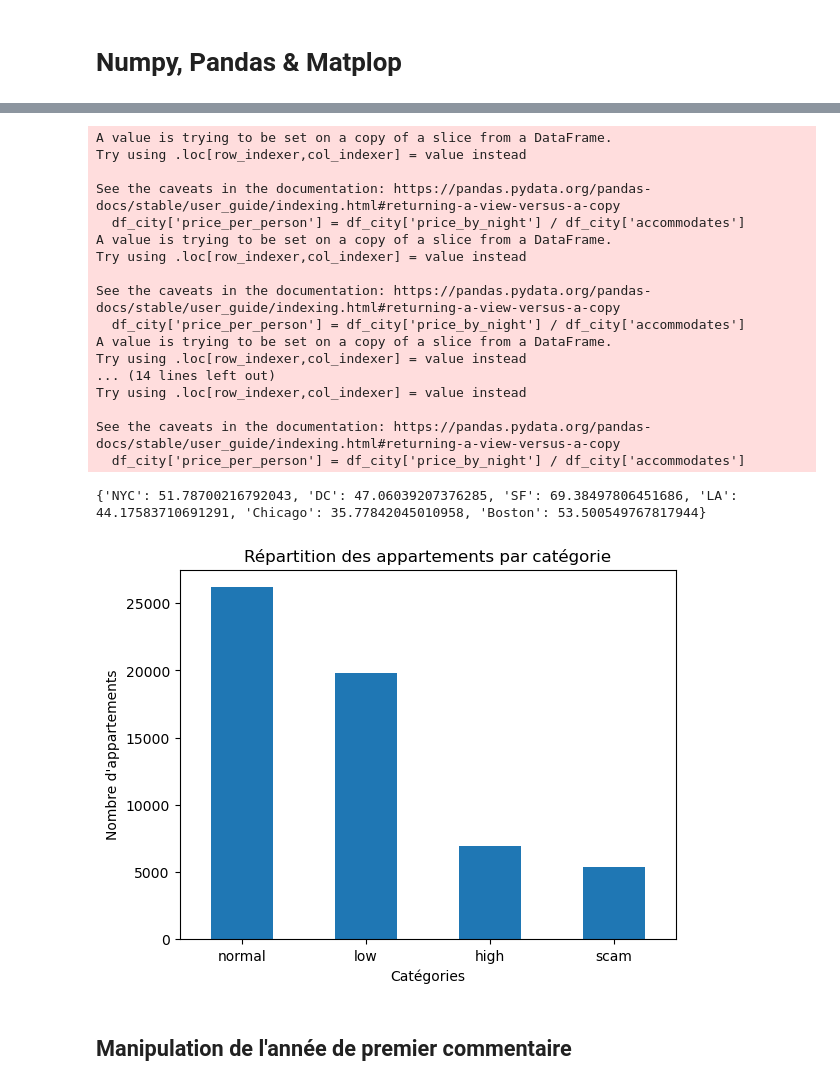
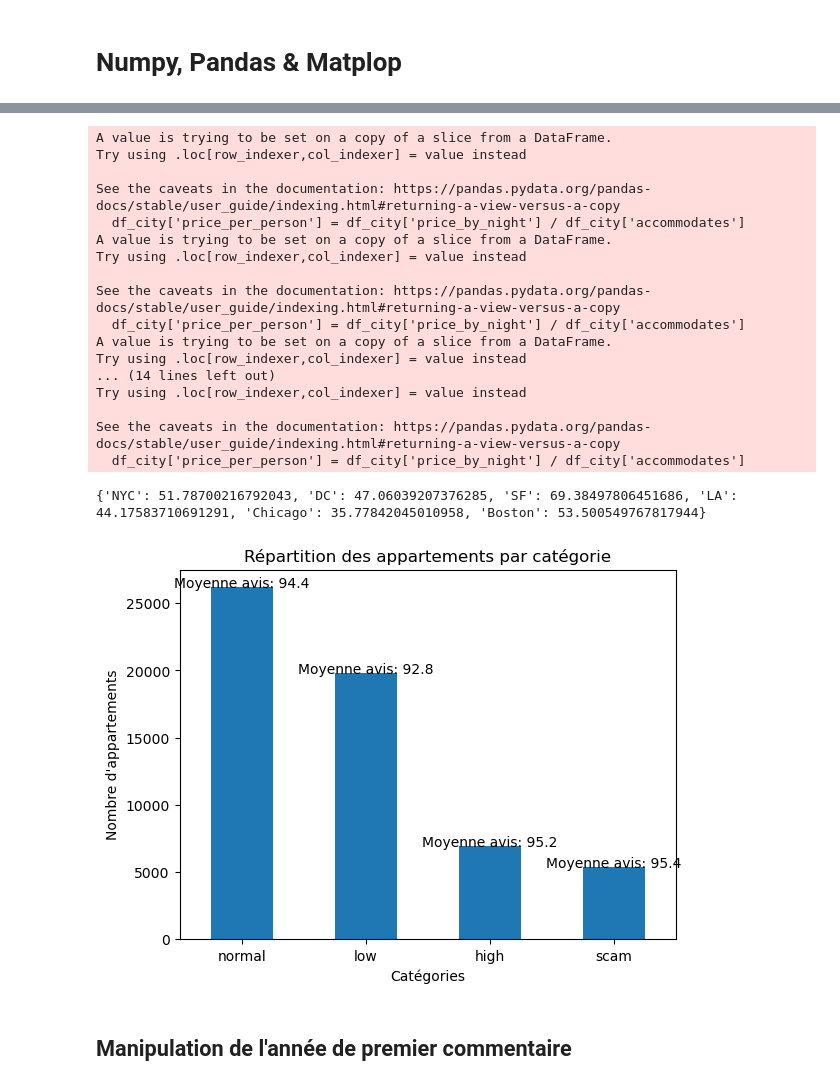
Before and after one commit to LoanCB/machine-learning-appartement, a Jupyter notebook: playground_airbnb.ipynb, the cells around one changed output, grey strips where cells are left out. Drawn from its saved outputs; the diff is of its cells as text; code cells hidden in the pictures.

Commit message:
feat: :sparkles: calculate average rating per category

```diff
--- a/playground_airbnb.ipynb
+++ b/playground_airbnb.ipynb
@@ -119,35 +119,42 @@ def categorize_price(row):
   else:
     return 'scam'
 
 df['category'] = df.apply(categorize_price, axis=1)
+rating_category_average = df.groupby('category')['review_scores_rating'].mean()
+category_counts = df['category'].value_counts()
 
 plt.figure()
-df['category'].value_counts().plot(kind='bar')
+ax = category_counts.plot(kind='bar')
 plt.title('Répartition des appartements par catégorie')
 plt.xlabel('Catégories')
 plt.ylabel("Nombre d'appartements")
 plt.xticks(rotation=0)
+
+for i, (category, count) in enumerate(category_counts.items()):
+    mean_rating = rating_category_average[category]
+    ax.text(i, count + 0.5, f'Moyenne avis: {mean_rating:.1f}', ha='center', fontsize=10, color='black')
+
 plt.show()
 # %% [output]
 A value is trying to be set on a copy of a slice from a DataFrame.
 Try using .loc[row_indexer,col_indexer] = value instead
 
 See the caveats in the documentation: https://pandas.pydata.org/pandas-docs/stable/user_guide/indexing.html#returning-a-view-versus-a-copy
   df_city['price_per_person'] = df_city['price_by_night'] / df_city['accommodates']
 A value is trying to be set on a copy of a slice from a DataFrame.
 Try using .loc[row_indexer,col_indexer] = value instead
 
 See the caveats in the documentation: https://pandas.pydata.org/pandas-docs/stable/user_guide/indexing.html#returning-a-view-versus-a-copy
   df_city['price_per_person'] = df_city['price_by_night'] / df_city['accommodates']
 A value is trying to be set on a copy of a slice from a DataFrame.
 Try using .loc[row_indexer,col_indexer] = value instead
 ... (14 lines left out)
 Try using .loc[row_indexer,col_indexer] = value instead
 
 See the caveats in the documentation: https://pandas.pydata.org/pandas-docs/stable/user_guide/indexing.html#returning-a-view-versus-a-copy
   df_city['price_per_person'] = df_city['price_by_night'] / df_city['accommodates']
 {'NYC': 51.78700216792043, 'DC': 47.06039207376285, 'SF': 69.38497806451686, 'LA': 44.17583710691291, 'Chicago': 35.77842045010958, 'Boston': 53.500549767817944}
-[figure, old version]
+[figure, new version]
 # %% [markdown]
 ## Manipulation de l'année de premier commentaire
 # %%
```
Also changed, not shown: parts of 1 cell of this notebook.
